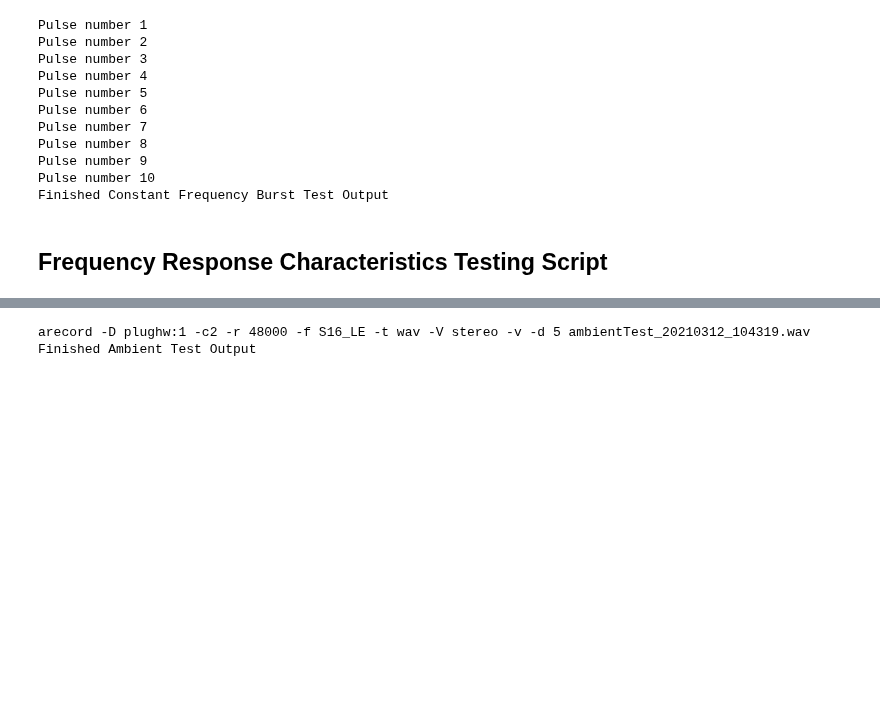
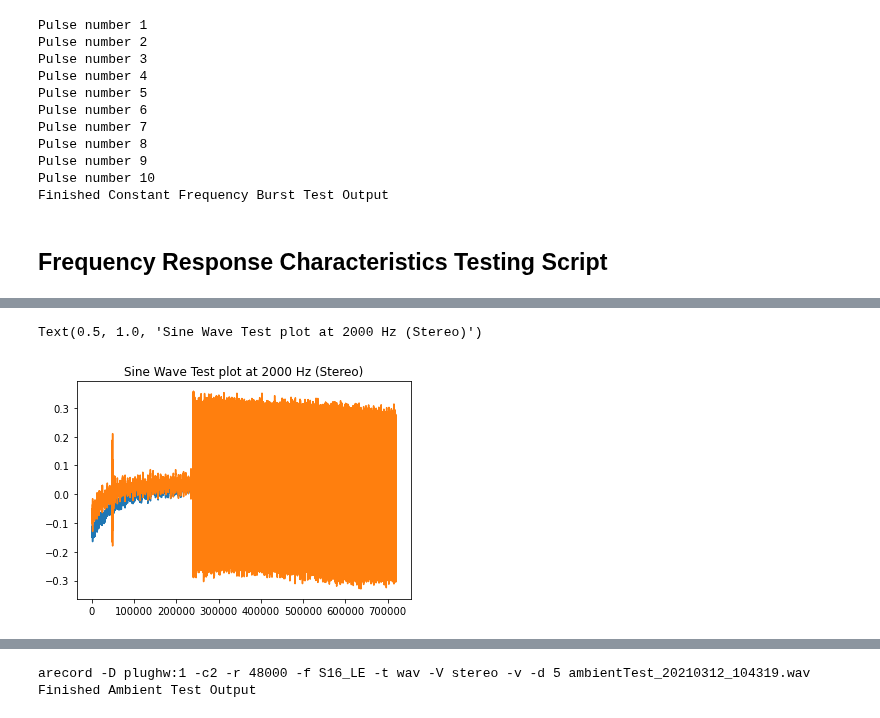
Before and after one commit to uwasystemhealth/VM3000-Microphones, a Jupyter notebook: Signal Processing/Signal Generation.ipynb, the cells around one changed output, grey strips where cells are left out. Cells and saved outputs as stored; diff of their text form; code cells hidden in the pictures; blank space fills up the shorter version.

```diff
--- a/Signal Processing/Signal Generation.ipynb
+++ b/Signal Processing/Signal Generation.ipynb
@@ -426 +503,10 @@ arecord -D plughw:1 -c2 -r 48000 -f S16_LE -t wav -V stereo -v -d 5 sineTest_202
 Finished Sine Wave Test Output
+# %%
+# data, samplerate = soundfile.read(f"sineTest_{now}.wav")
+data, samplerate = soundfile.read("sineTest_20210312_134022.wav")
+
+plt.plot(data[:recordTime*samplerate]) # Plotting stereo audio
+plt.title(f"Sine Wave Test plot at {frequency} Hz (Stereo)")
+# %% [output]
+Text(0.5, 1.0, 'Sine Wave Test plot at 2000 Hz (Stereo)')
+[figure, added]
```
Also changed, not shown: parts of 29 cells of this notebook.
